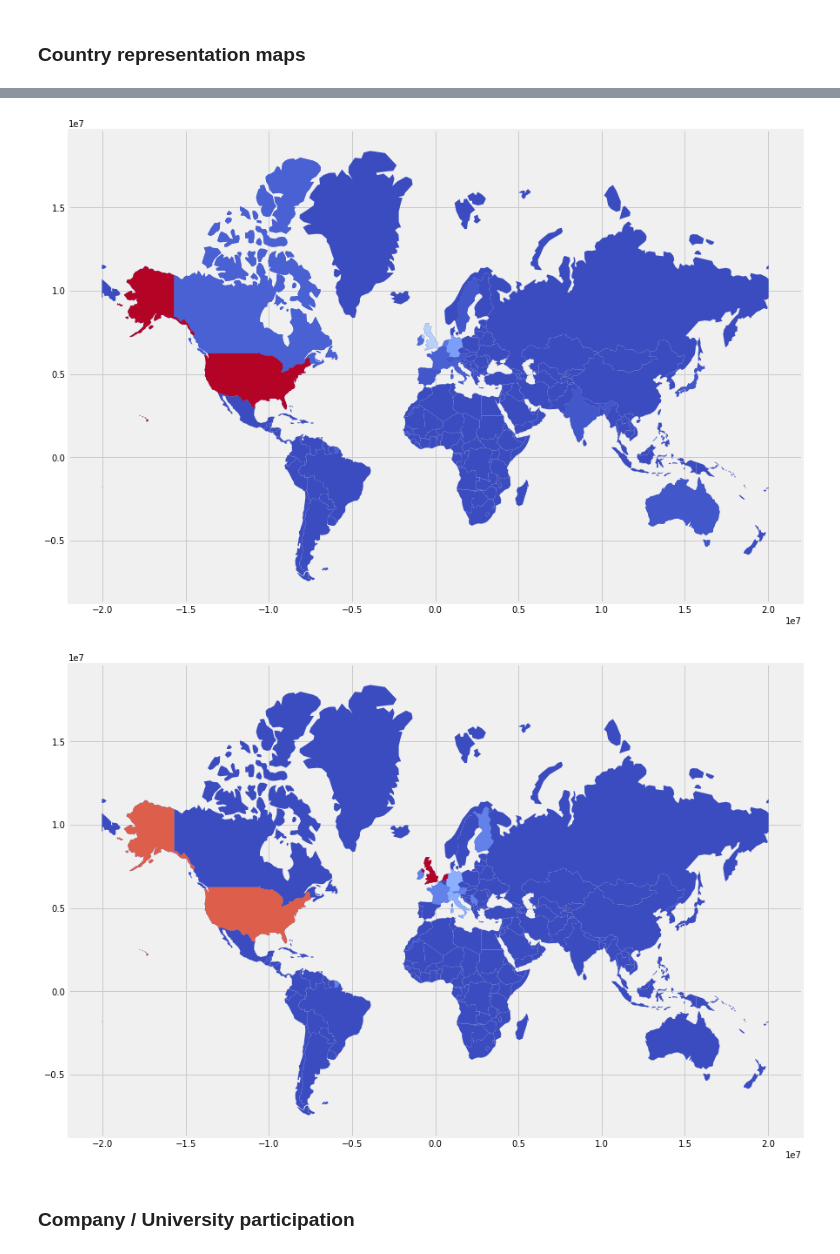
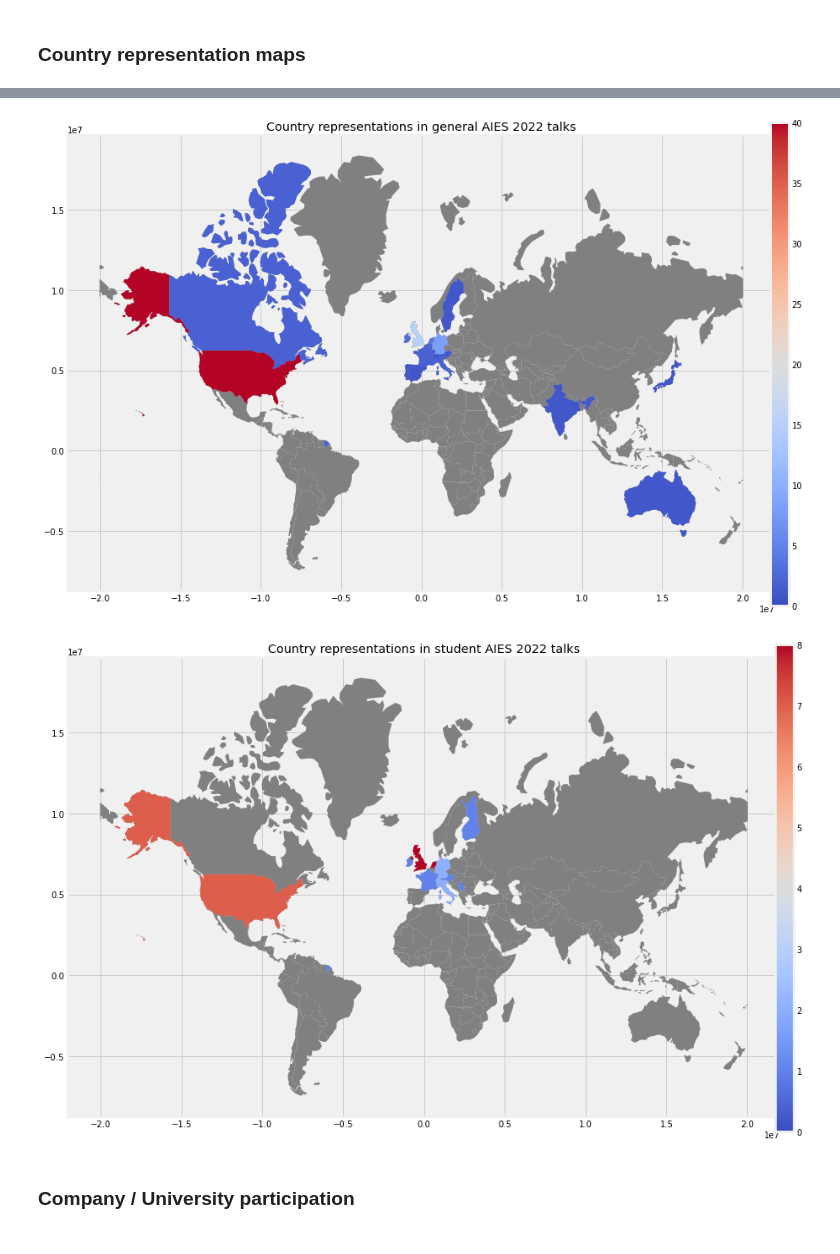
Before and after one commit to anitavero/aies2022, a Jupyter notebook: aies_stats.ipynb, the cells around one changed output, grey strips where cells are left out. Cells and saved outputs as stored; diff of their text form; code cells hidden in the pictures.

```diff
--- a/aies_stats.ipynb
+++ b/aies_stats.ipynb
@@ -31,9 +32,9 @@ def org_hist(org_list):
 # %%
 def org_countries(org_list):
     with open('org_country.json', 'r') as f:
-        org_countries = json.load(f)
+        org_country_dict = json.load(f)
     countries = {}
-    for country, orgs in org_countries.items():
+    for country, orgs in org_country_dict.items():
         cnt = 0
         for org in orgs:
             cnt += org_list.count(org)
@@ -120,26 +115,39 @@ def num2color(n, vmin, vmax):
 # %%
-def plot_map(org_list):
+import matplotlib.cm as cm
+from matplotlib.colors import Normalize
+
+
+def plot_map(org_list, title_pattern='all'):
     countries = org_countries(org_list)
     countries = sorted(countries.items(), key=lambda item: item[1], reverse=True)
     vmax = countries[0][1]
     vmin = 0
+    cmap = cm.coolwarm
+    norm = Normalize(vmin=vmin, vmax=vmax)
 
     world = geopandas.read_file(geopandas.datasets.get_path('naturalearth_lowres'))
     fig, ax = plt.subplots(1, 1, figsize=(15, 10))
     world = world[(world.name != "Antarctica") & (world.name != "Fr. S. Antarctic Lands")]
     world = world.to_crs("EPSG:3395")
-    world.plot(color=num2color(0, vmin, vmax), ax=ax)
+    world.plot(color="grey", ax=ax)
     for country, cnt in countries:
         if country in ['US', 'UK']:
             country = {'US': 'United States of America', 'UK': 'United Kingdom'}[country]
-        color = num2color(cnt, vmin, vmax)
+        color = cmap(norm(cnt))
         world[world.name == country].plot(color=color, ax=ax)
+    plt.title(f'Country representations in {title_pattern} AIES 2022 talks')
+
+    cax = fig.add_axes([0.9, 0.1, 0.02, 0.8])
+    sm = plt.cm.ScalarMappable(cmap=cmap, norm=norm)
+    # fake up the array of the scalar mappable. Urgh...
+    sm._A = []
+    fig.colorbar(sm, cax=cax)
 
 
 plot_map(all_talks)
 plt.savefig("figs/all_countries_map.png", bbox_inches='tight')
-plot_map(mon_inst + tues_inst + keynote_inst)
+plot_map(mon_inst + tues_inst + keynote_inst, title_pattern='general')
 plt.savefig("figs/regular_countries_map.png", bbox_inches='tight')
-plot_map(student_inst)
+plot_map(student_inst, title_pattern='student')
 plt.savefig("figs/student_countries_map.png", bbox_inches='tight')
 # %% [output]
@@ -147,5 +155,5 @@ plt.savefig("figs/student_countries_map.png", bbox_inches='tight')
-[figure, old version]
+[figure, new version]
-[figure, old version]
+[figure, new version]
 # %% [markdown]
 ### Company / University participation
 # %%
```
Also changed, not shown: parts of 9 cells of this notebook.
